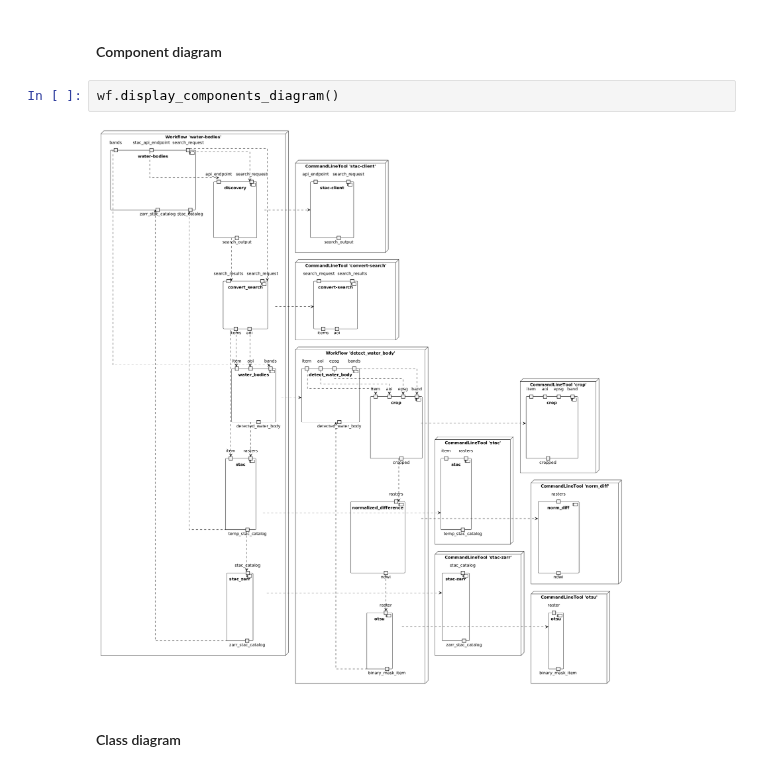
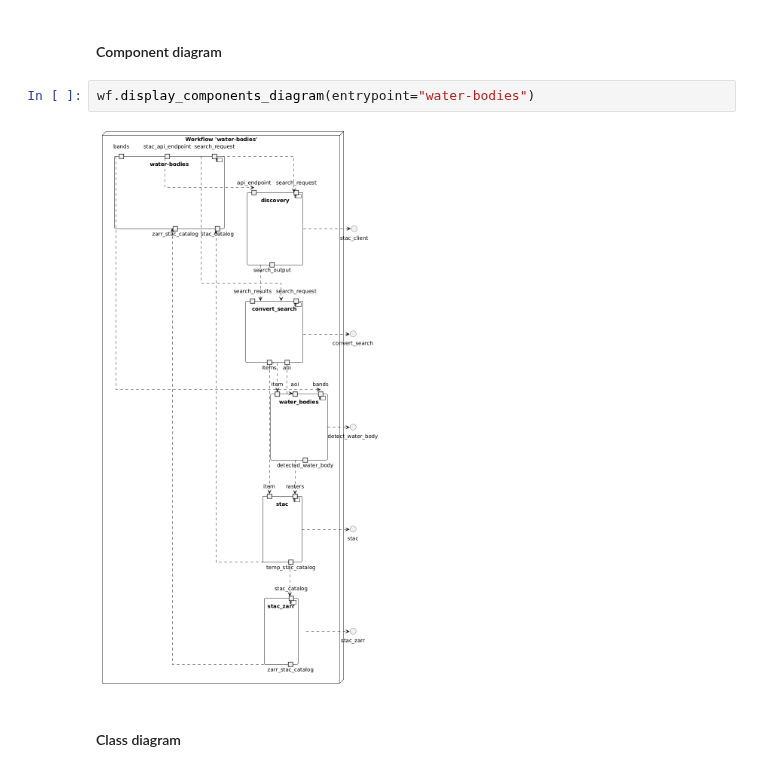
Before and after one commit to eoap/zarr-cloud-native-format, a Jupyter notebook: docs/exploitation.ipynb, the cells around one changed output. Drawn from its saved outputs; the diff is of its cells as text.

```diff
--- a/docs/exploitation.ipynb
+++ b/docs/exploitation.ipynb
@@ -70,9 +70,9 @@ wf.display_outputs()
 # %% [markdown]
 #### Component diagram
 # %%
-wf.display_components_diagram()
+wf.display_components_diagram(entrypoint="water-bodies")
 # %% [output]
-[figure, old version]
+[figure, new version]
 # %% [markdown]
 #### Class diagram
 # %%
```
Also changed, not shown: parts of 7 cells of this notebook, 2 other files.
